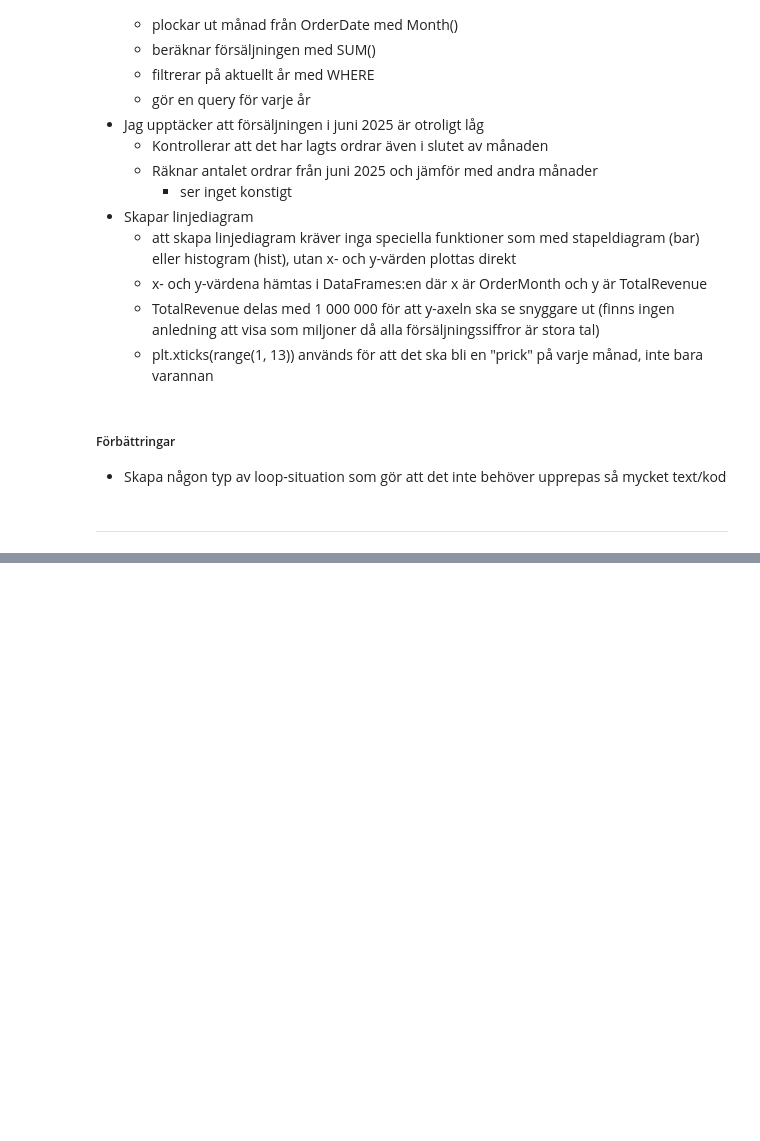
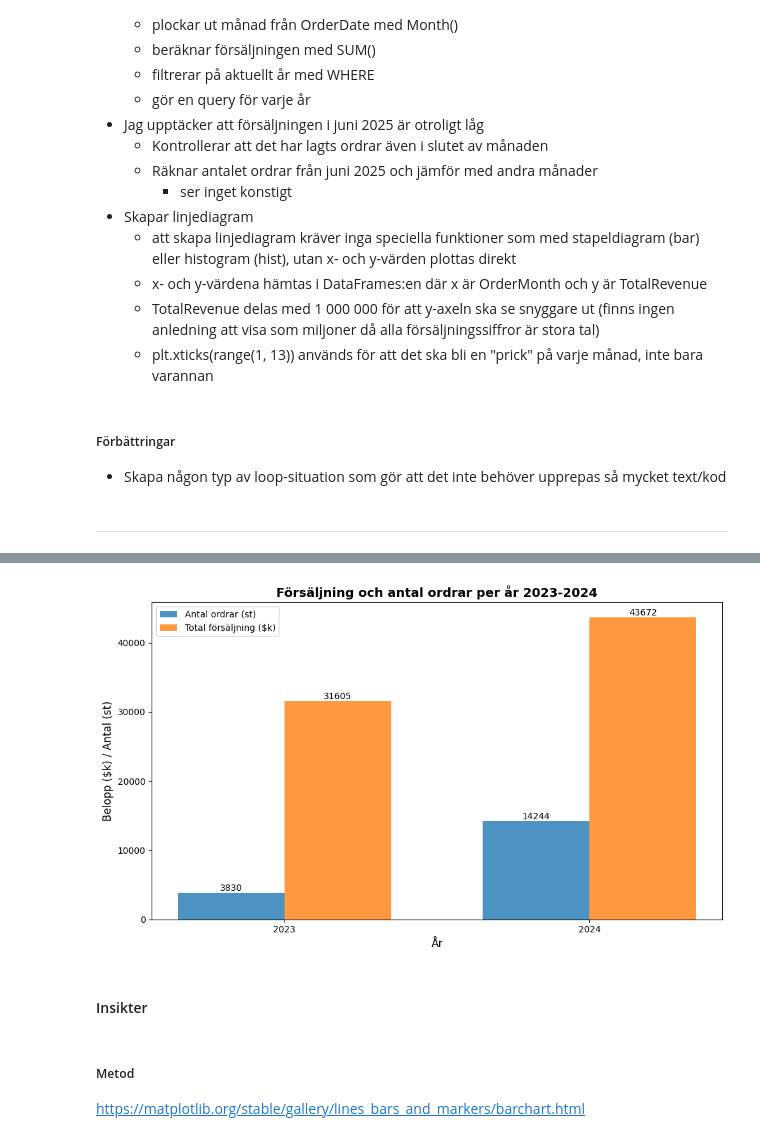
Before and after one commit to josefinoleryd/AdventureWorks_Sales_analysis, a Jupyter notebook: Rapport.ipynb, the cells around one changed output, grey strips where cells are left out. Drawn from its saved outputs; the diff is of its cells as text; code cells hidden in the pictures; blank space fills up the shorter version.

```diff
--- a/Rapport.ipynb
+++ b/Rapport.ipynb
@@ -410,0 +421,62 @@ AdventureWorks rekommenderas att undersöka vidare varför försäljningen stör
+# %%
+query_vis4 = """
+SELECT
+    YEAR(soh.OrderDate) AS OrderYear,
+    COUNT(*) AS OrderCount,
+    SUM(soh.SubTotal) AS TotalRevenue
+FROM Sales.SalesOrderHeader AS soh
+WHERE OrderDate >= '2023-01-01' AND OrderDate < '2025-01-01'
+GROUP BY YEAR(OrderDate)
+ORDER BY OrderYear
+"""
+
+df_vis4 = query_df(query_vis4)
+
+x = np.arange(len(df_vis4))
+width = 0.35
+
+_, ax = plt.subplots(figsize=(10,6))
+
+bars_orders = ax.bar(
+    x - width / 2,
+    df_vis4["OrderCount"],
+    width,
+    label="Antal ordrar (st)",
+    alpha=0.8
+)
+
+bars_revenue = ax.bar(
+    x + width / 2,
+    df_vis4["TotalRevenue"] / 1_000,
+    width,
+    label="Total försäljning ($k)",
+    alpha=0.8
+)
+
+for bars in [bars_orders, bars_revenue]:
+    for bar in bars:
+        height = bar.get_height()
+        ax.text(
+            bar.get_x() + bar.get_width() / 2,
+            height,
+            f"{height:.0f}",
+            ha="center",
+            va="bottom"
+        )
+
+ax.set_xticks(x)
+ax.set_xticklabels(df_vis4["OrderYear"])
+ax.set_xlabel("År", fontsize=12)
+ax.set_ylabel("Belopp ($k) / Antal (st)", fontsize=12)
+ax.set_title("Försäljning och antal ordrar per år 2023-2024", fontsize=14, fontweight="bold")
+ax.legend()
+
+plt.tight_layout()
+# %% [output]
+[figure, added]
+# %% [markdown]
+#### Insikter
+# %% [markdown]
+##### Metod
+
+https://matplotlib.org/stable/gallery/lines_bars_and_markers/barchart.html
```
Also changed, not shown: parts of 2 cells of this notebook, 1 other file.
